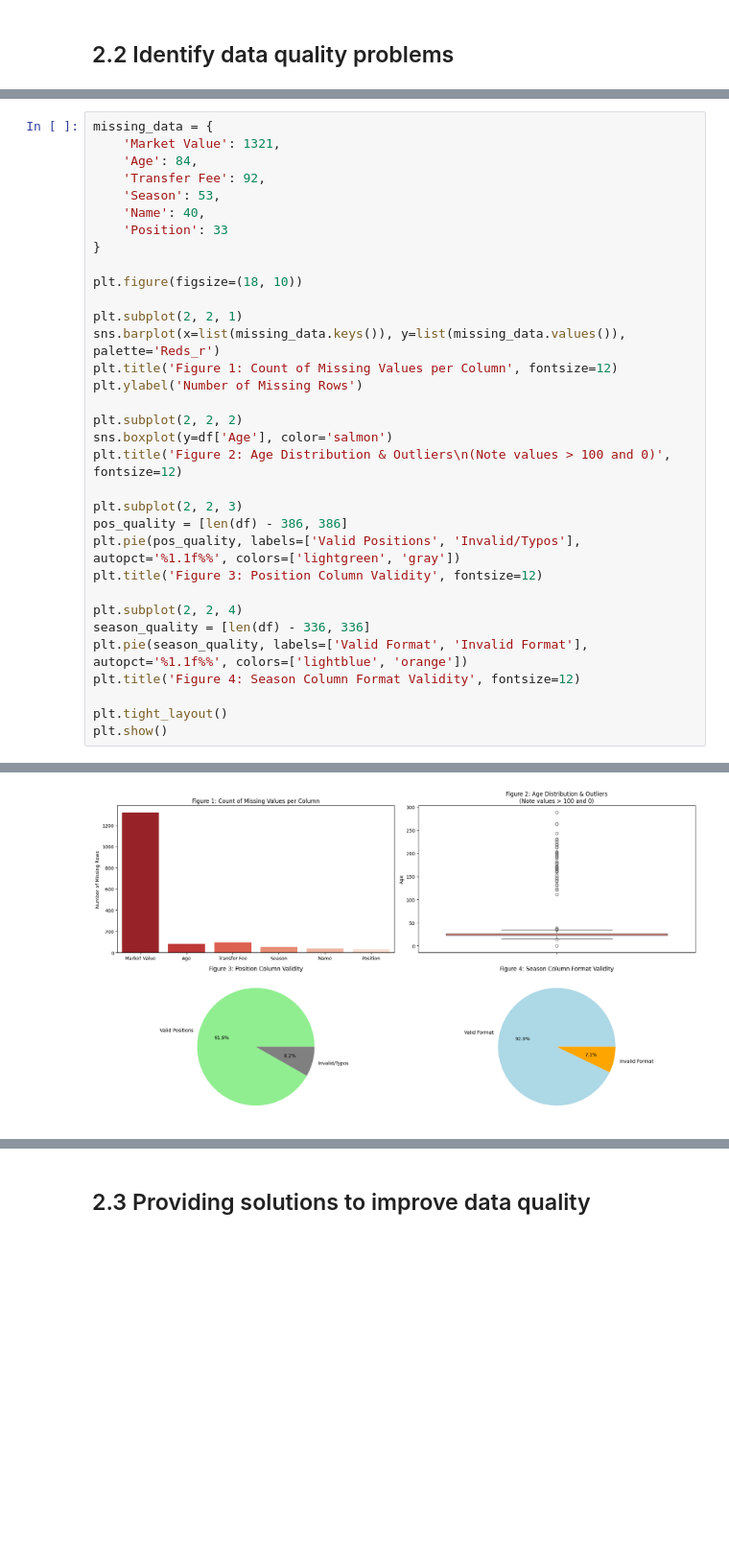
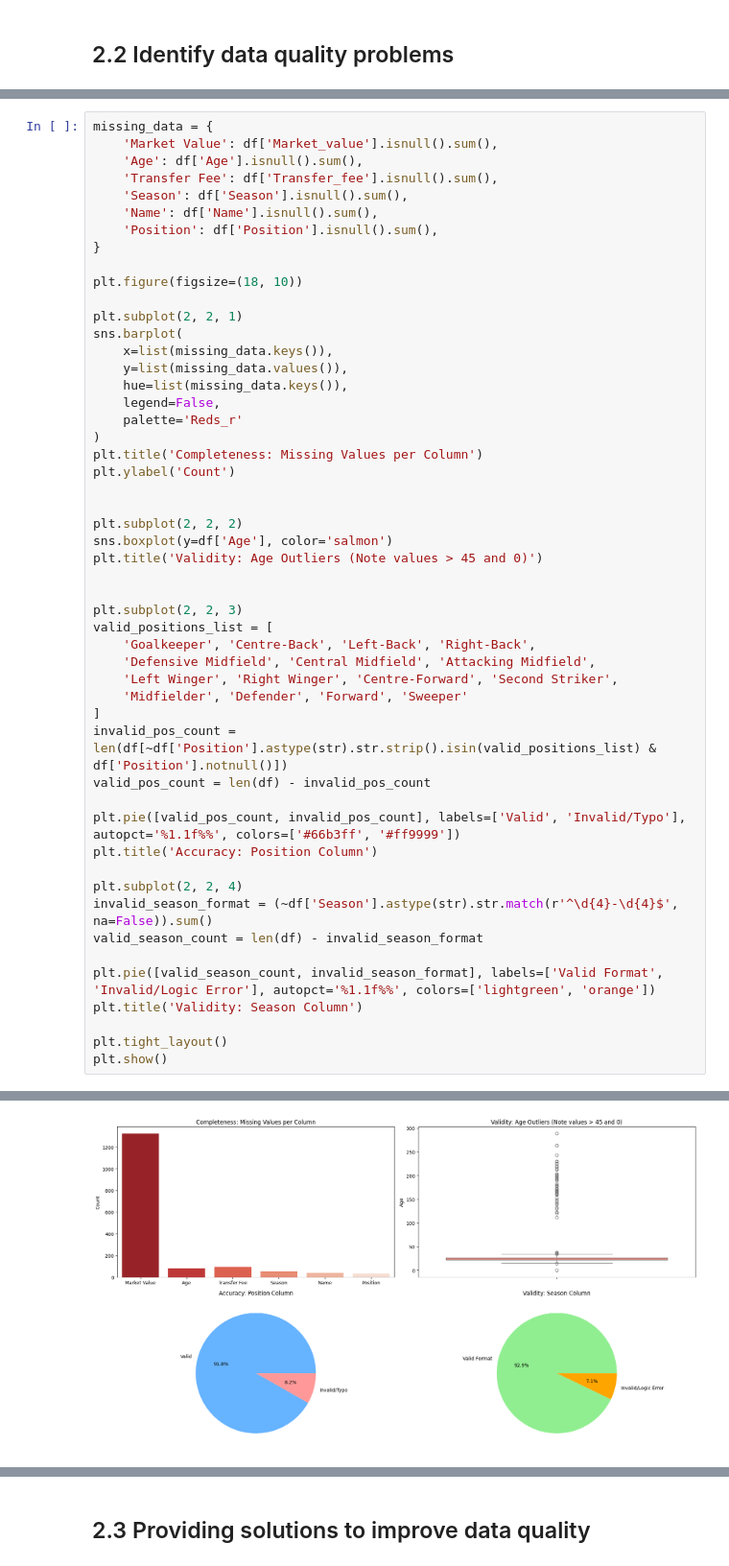
Before and after one commit to Sasan-Nikjoo/data-mining, a Jupyter notebook: phase1/phase1.ipynb, the cells around one changed output, grey strips where cells are left out. Shown at 96% size. Saved outputs shown, nothing was run; the diff lists cells and outputs as text; blank space fills up the shorter version.

```diff
--- a/phase1/phase1.ipynb
+++ b/phase1/phase1.ipynb
@@ -414,34 +413,52 @@ print("\n=== END OF AUDIT ===")
 === END OF AUDIT ===
 # %%
 missing_data = {
-    'Market Value': 1321,
-    'Age': 84,
-    'Transfer Fee': 92,
-    'Season': 53,
-    'Name': 40,
-    'Position': 33
+    'Market Value': df['Market_value'].isnull().sum(),
+    'Age': df['Age'].isnull().sum(),
+    'Transfer Fee': df['Transfer_fee'].isnull().sum(),
+    'Season': df['Season'].isnull().sum(),
+    'Name': df['Name'].isnull().sum(),
+    'Position': df['Position'].isnull().sum(),
 }
 
 plt.figure(figsize=(18, 10))
 
 plt.subplot(2, 2, 1)
-sns.barplot(x=list(missing_data.keys()), y=list(missing_data.values()), palette='Reds_r')
-plt.title('Figure 1: Count of Missing Values per Column', fontsize=12)
-plt.ylabel('Number of Missing Rows')
+sns.barplot(
+    x=list(missing_data.keys()),
+    y=list(missing_data.values()),
+    hue=list(missing_data.keys()),
+    legend=False,
+    palette='Reds_r'
+)
+plt.title('Completeness: Missing Values per Column')
+plt.ylabel('Count')
+
 
 plt.subplot(2, 2, 2)
 sns.boxplot(y=df['Age'], color='salmon')
-plt.title('Figure 2: Age Distribution & Outliers\n(Note values > 100 and 0)', fontsize=12)
+plt.title('Validity: Age Outliers (Note values > 45 and 0)')
+
 
 plt.subplot(2, 2, 3)
-pos_quality = [len(df) - 386, 386]
-plt.pie(pos_quality, labels=['Valid Positions', 'Invalid/Typos'], autopct='%1.1f%%', colors=['lightgreen', 'gray'])
-plt.title('Figure 3: Position Column Validity', fontsize=12)
+valid_positions_list = [
+    'Goalkeeper', 'Centre-Back', 'Left-Back', 'Right-Back',
+    'Defensive Midfield', 'Central Midfield', 'Attacking Midfield',
+    'Left Winger', 'Right Winger', 'Centre-Forward', 'Second Striker',
+    'Midfielder', 'Defender', 'Forward', 'Sweeper'
+]
+invalid_pos_count = len(df[~df['Position'].astype(str).str.strip().isin(valid_positions_list) & df['Position'].notnull()])
+valid_pos_count = len(df) - invalid_pos_count
+
+plt.pie([valid_pos_count, invalid_pos_count], labels=['Valid', 'Invalid/Typo'], autopct='%1.1f%%', colors=['#66b3ff', '#ff9999'])
+plt.title('Accuracy: Position Column')
 
 plt.subplot(2, 2, 4)
-season_quality = [len(df) - 336, 336]
-plt.pie(season_quality, labels=['Valid Format', 'Invalid Format'], autopct='%1.1f%%', colors=['lightblue', 'orange'])
-plt.title('Figure 4: Season Column Format Validity', fontsize=12)
+invalid_season_format = (~df['Season'].astype(str).str.match(r'^\d{4}-\d{4}$', na=False)).sum()
+valid_season_count = len(df) - invalid_season_format
+
+plt.pie([valid_season_count, invalid_season_format], labels=['Valid Format', 'Invalid/Logic Error'], autopct='%1.1f%%', colors=['lightgreen', 'orange'])
+plt.title('Validity: Season Column')
 
 plt.tight_layout()
 plt.show()
@@ -452,4 +466,4 @@ Passing `palette` without assigning `hue` is deprecated and will be removed in v
-[figure, old version]
+[figure, new version]
 # %% [markdown]
 <div dir="rtl" style="text-align: right; line-height: 1.8;">
 
```
Also changed, not shown: parts of 19 cells of this notebook, 9 other files.
